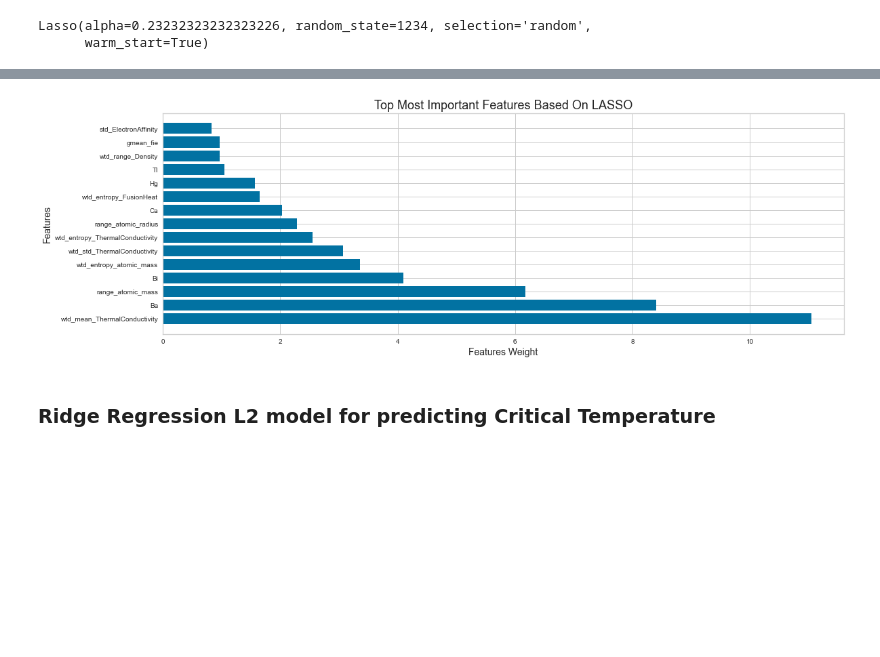
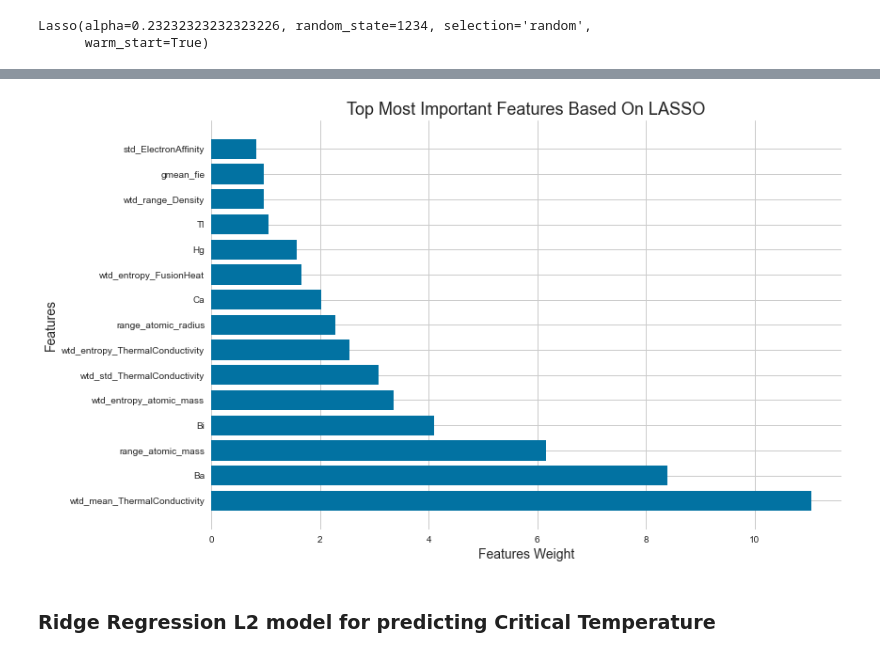
Before and after one commit to rajeshsk/QTW, a Jupyter notebook: CaseStudy1/final report/CaseStudy1 - Linear Regression.ipynb, the cells around one changed output, grey strips where cells are left out. Drawn from its saved outputs; the diff is of its cells as text; code cells hidden in the pictures; blank space fills up the shorter version.

```diff
--- a/CaseStudy1/final report/CaseStudy1 - Linear Regression.ipynb
+++ b/CaseStudy1/final report/CaseStudy1 - Linear Regression.ipynb
@@ -540,19 +538,19 @@ L1_regularization_selected_features = feature_imp['Features'].tolist()
 13                         gmean_fie      0.962673
 49              std_ElectronAffinity      0.823484
 # %%
-plt.figure(figsize=(18,6))
+plt.figure(figsize=(12,8))
 
 plt.barh('Features','Coefficients',data=feature_imp)
 plt.title('Top Most Important Features Based On LASSO',size=18)
 plt.xlabel('Features Weight',size=14)
 plt.ylabel('Features',size=14)
 plt.rcParams['axes.spines.right']=False # remove the plot border
 plt.rcParams['axes.spines.left']=False # remove the plot border
 plt.rcParams['axes.spines.top']=False # remove the plot border
 plt.rcParams['axes.spines.bottom']=False # remove the plot border
 plt.show()
 # %% [output]
-[figure, old version]
+[figure, new version]
 # %% [markdown]
 ### Ridge Regression L2 model for predicting Critical Temperature
 # %% [markdown]
```
Also changed, not shown: parts of 37 cells of this notebook.
